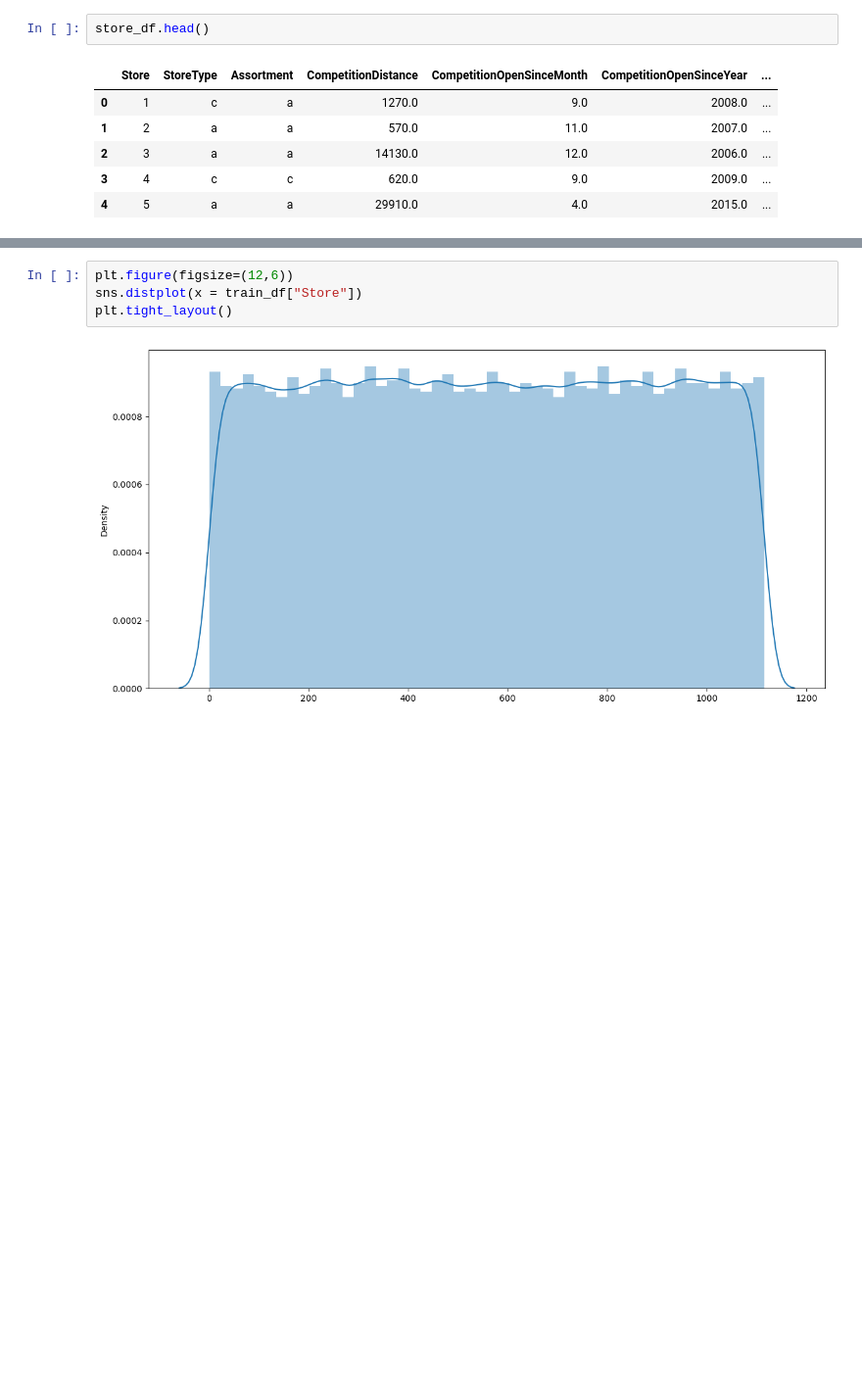
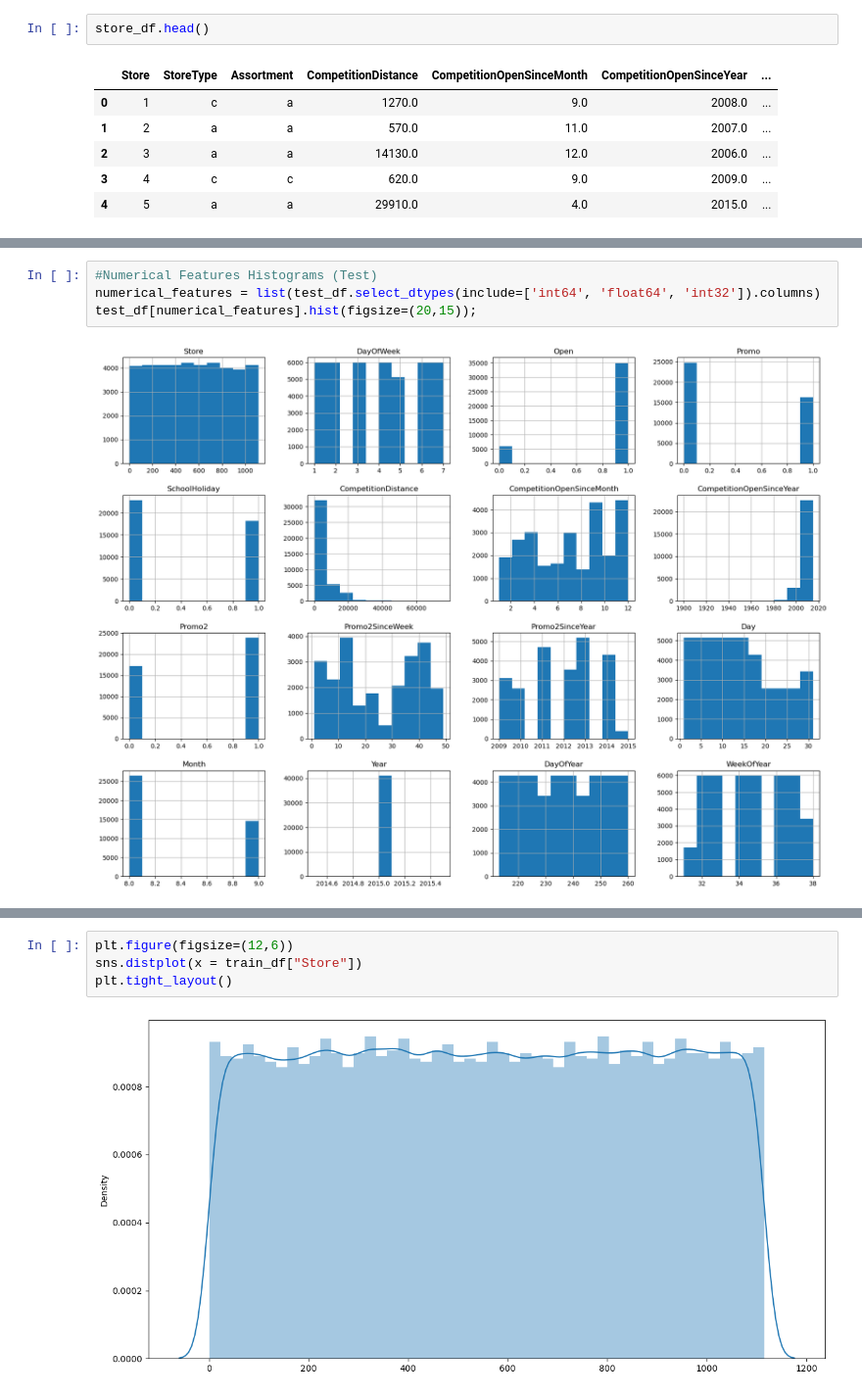
Before and after one commit to alessiobocco/MiM, a Jupyter notebook: Machine learning/TP.ipynb, the cells around one changed output, grey strips where cells are left out. Shown at 98% size. Drawn from its saved outputs; the diff is of its cells as text; blank space fills up the shorter version.

```diff
--- a/Machine learning/TP.ipynb
+++ b/Machine learning/TP.ipynb
@@ -111,0 +230,6 @@ train_df["Day_Name"] = train_df["Date"].dt.day_name()
+# %%
+#Numerical Features Histograms (Test)
+numerical_features = list(test_df.select_dtypes(include=['int64', 'float64', 'int32']).columns)
+test_df[numerical_features].hist(figsize=(20,15));
+# %% [output]
+[figure, added]
```
Also changed, not shown: parts of 80 cells of this notebook, 1 other file.
